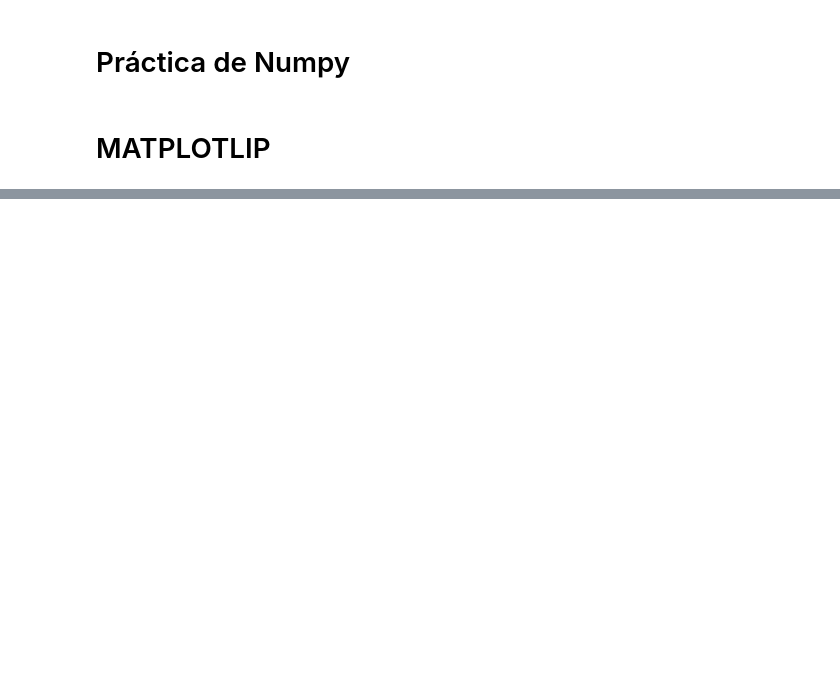
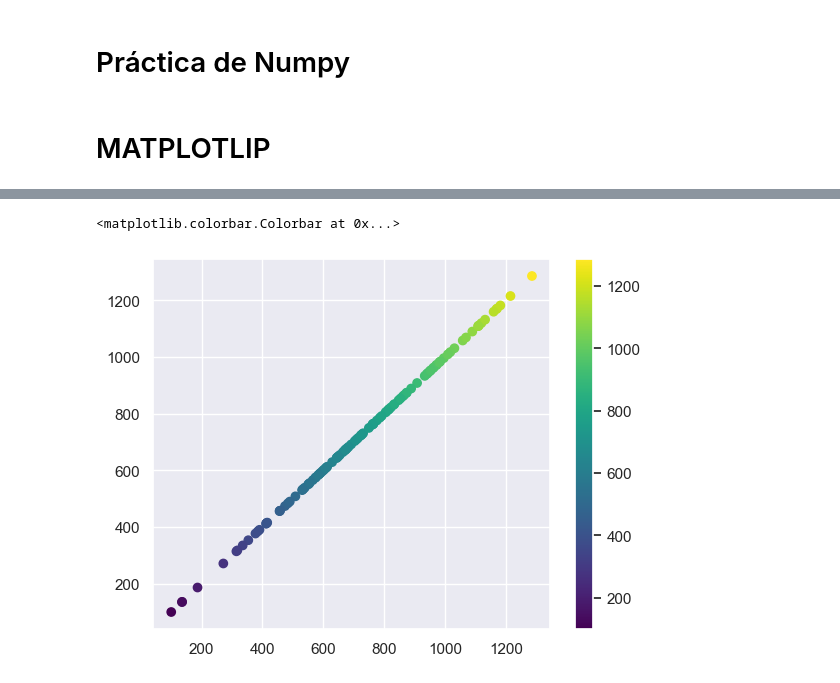
Before and after one commit to ramiro-pereirasft/practica-3-data-cleaning, a Jupyter notebook: notebooks/p3.ipynb, the cells around one changed output, grey strips where cells are left out. Saved outputs shown, nothing was run; the diff lists cells and outputs as text; code cells hidden in the pictures; blank space fills up the shorter version.

```diff
--- a/notebooks/p3.ipynb
+++ b/notebooks/p3.ipynb
@@ -197,0 +216,7 @@ plt.show()
+# %%
+plt.scatter(df["Order_Amount"], df["Order_Amount"],
+            c=df["Order_Amount"], cmap='viridis')
+plt.colorbar()
+# %% [output]
+<matplotlib.colorbar.Colorbar at 0x...>
+[figure, added]
```
Also changed, not shown: parts of 5 cells of this notebook.
